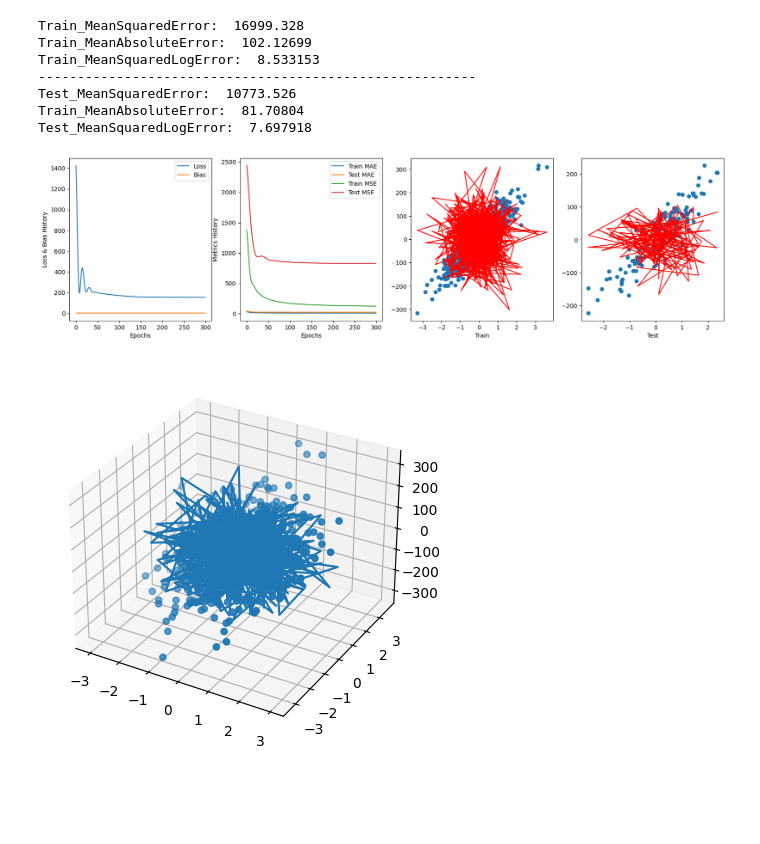
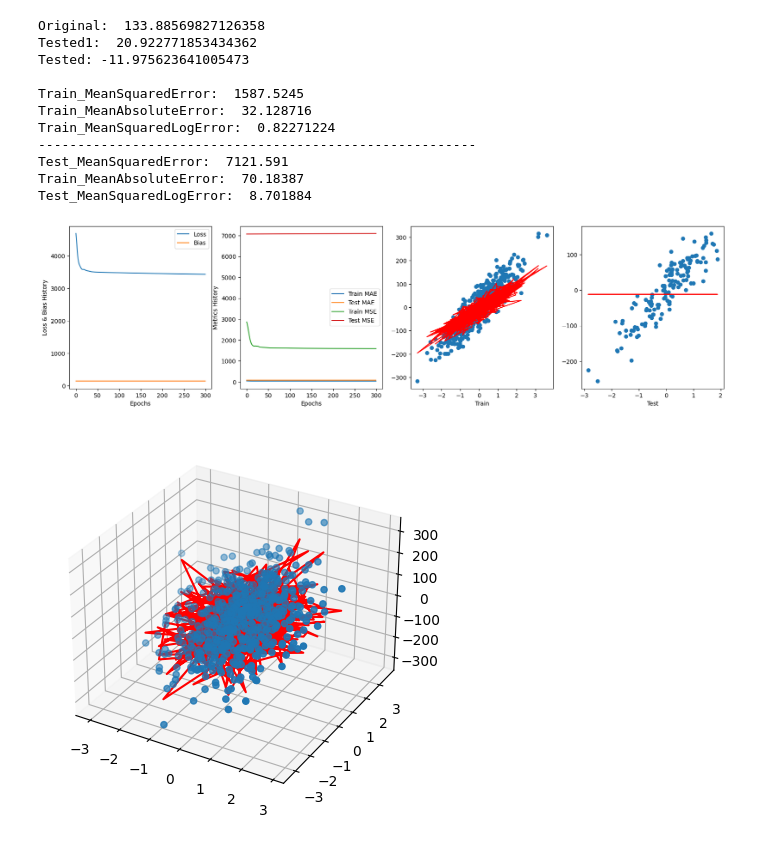
Before and after one commit to cecinuga/MarketAI, a Jupyter notebook: Models/OrderAiTensorflow.ipynb, the cells around one changed output. Saved outputs shown, nothing was run; the diff lists cells and outputs as text; code cells hidden in the pictures; blank space fills up the shorter version.

```diff
--- a/Models/OrderAiTensorflow.ipynb
+++ b/Models/OrderAiTensorflow.ipynb
@@ -8,7 +8,7 @@ from sklearn.datasets import fetch_california_housing, make_regression
 from sklearn.model_selection import train_test_split, KFold
 housing = fetch_california_housing()
 os.environ['TF_CPP_MIN_LOG_LEVEL'] = '3'
-k = 5
+k = 1
 epochs = 300
 lr = 0.01
 
@@ -118,8 +118,9 @@ class MLPLinearRegressor(tf.Module):
 
     @tf.function(reduce_retracing=True)
     def loss(self, y, predicted):
-        return tf.add(tf.losses.MSE(y, predicted), self.lasso())
+        return tf.add(tf.add(tf.losses.MSE(y, predicted), self.lasso()), self.ridge())
 
+    @tf.function(reduce_retracing=True)
     def reset_history_metrics(self):
         self.train_mse.reset_state()
         self.train_mae.reset_state()
@@ -150,24 +151,25 @@ class MLPLinearRegressor(tf.Module):
         compressed_weights = tf.reduce_mean(tf.subtract(tf.multiply(X, weights), self.bias), axis=1)
         return tf.reduce_mean(tf.add(tf.multiply(tf.transpose(X), compressed_weights), self.bias), axis=1)
 
+    @tf.function
     def predict_test(self, X_test):
-        self.predicted_test = tf.reduce_mean(tf.add(tf.multiply(X_test, self.compressed_weights), self.bias), axis=1)
+        return tf.reduce_mean(tf.add(tf.multiply(X_test, self.compressed_weights), self.bias), axis=1)
 
     def predict(self, x):
         return tf.reduce_mean(tf.add(tf.multiply(x, self.compressed_weights), self.bias))
 
+    @tf.function(reduce_retracing=True)
     def _backprop(self, X, XN, X_test, XN_test, y, y_test):
         self.weights = self._forward(XN)
 
         self.bias = self.layers[len(self.layers)-1].bias
         self.flatten_weights = tf.reduce_mean(self.weights, axis=0)
-        self.predicted = self._predict_train(tf.transpose(X), self.flatten_weights)
+        predicted = self._predict_train(tf.transpose(X), self.flatten_weights)
 
-        loss = tf.nn.scale_regularization_loss(self.loss(y, self.predicted))
+        loss = tf.nn.scale_regularization_loss(self.loss(y, predicted))
 
-        self.compressed_weights = tf.reduce_mean(tf.add(tf.multiply(tf.transpose(XN), tf.reduce_mean(self.weights, axis=0)), self.bias), axis=1)
-        self.predict_test(X_test)
-        return loss
+        compressed_weights = tf.reduce_mean(tf.add(tf.multiply(tf.transpose(XN), tf.reduce_mean(self.weights, axis=0)), self.bias), axis=1)
+        return loss, compressed_weights, predicted
 
     def run(self, X, X_test, XN, XN_test, y, y_test):
         self._backprop(X, XN, X_test, XN_test, y, y_test)
@@ -175,8 +177,9 @@ class MLPLinearRegressor(tf.Module):
 
         for e in range(self.epochs):
             with tf.GradientTape(watch_accessed_variables=True, persistent=True) as tape:
-                loss = self._backprop(X, XN, X_test, XN_test, y, y_test)
+                loss, self.compressed_weights, self.predicted = self._backprop(X, XN, X_test, XN_test, y, y_test)
 
+                self.predicted_test = self.predict_test(X_test)
                 self.calc_history(y, y_test, e, loss)
 
             grads = tape.gradient(loss, self.vars)
@@ -202,11 +205,9 @@ def run_model(data, model, X, XN, X_t, XN_t, y, y_t):
 
 
 X_train, X_test, XN_train, XN_test, y_train, y_test = run_model(dataset, model, X_train2, normalize_dataset(X_train2), X_test2, normalize_dataset(X_test2), y_train2, y_test2)
-
-
-print("\nOriginal: ", y_test2[0], "\nTrained: ", model.predict(X_test2[0]).numpy(), "\nTested:", model.predicted_test[0].numpy(), "\n")
-model.calc_metrics(y_train2, y_test2)
 # %%
+model.calc_metrics(y_train, y_test)
+print("\nOriginal: ", y_test[0].numpy(), "\nTested1: ", model.predict(X_test[0]).numpy(), "\nTested:", model.predicted_test[0].numpy(), "\n")
 print("Train_MeanSquaredError: ", model.train_mse.result().numpy())
 print("Train_MeanAbsoluteError: ", model.train_mae.result().numpy())
 print("Train_MeanSquaredLogError: ", model.train_accuracy.result().numpy())
@@ -224,39 +225,43 @@ ax[0].set_xlabel('Epochs')
 ax[0].legend()
 
 ax[1].plot([e for e in range(epochs)], model.mae_train_error_history, label="Train MAE")
 ax[1].plot([e for e in range(epochs)], model.mae_test_error_history, label="Test MAE")
 ax[1].plot([e for e in range(epochs)], model.mse_train_error_history, label="Train MSE")
 ax[1].plot([e for e in range(epochs)], model.mse_test_error_history, label="Test MSE")
 ax[1].set_ylabel('Metrics History')
 ax[1].set_xlabel('Epochs')
 ax[1].legend()
 
 ax[2].scatter(X_train[:, -1], y_train[:])
 ax[2].plot(X_train[:, -1], model.predicted[:], color='r')
 #ax[2].set_ylim([-200, 200])
 #ax[2].set_xlim(-3,3)
 ax[2].set_xlabel("Train")
 
 ax[3].scatter(X_test[:, -1], y_test[:])
 ax[3].plot(X_test[:, -1], model.predicted_test[:], color='r')
 #ax[3].set_ylim([-200, 200])
 #ax[3].set_xlim(-3,3)
 ax[3].set_xlabel("Test")
 
 fig3d = plt.figure()
 ax3d = fig3d.add_subplot(projection='3d')
 ax3d.scatter(X_train[:, 0], X_train[:, 1], y_train[:])
-ax3d.plot(X_train[:, 0], X_train[:, 1], model.predicted[:])
+ax3d.plot(X_train[:, 0], X_train[:, 1], model.predicted[:], color='r')
 
 
 plt.show()
 # %% [output]
-Train_MeanSquaredError:  16999.328
-Train_MeanAbsoluteError:  102.12699
-Train_MeanSquaredLogError:  8.533153
+Original:  133.88569827126358
+Tested1:  20.922771853434362
+Tested: -11.975623641005473
+
+Train_MeanSquaredError:  1587.5245
+Train_MeanAbsoluteError:  32.128716
+Train_MeanSquaredLogError:  0.82271224
 --------------------------------------------------------
-Test_MeanSquaredError:  10773.526
-Train_MeanAbsoluteError:  81.70804
-Test_MeanSquaredLogError:  7.697918
+Test_MeanSquaredError:  7121.591
+Train_MeanAbsoluteError:  70.18387
+Test_MeanSquaredLogError:  8.701884
-[figure, old version]
+[figure, new version]
-[figure, old version]
+[figure, new version]
```
Also changed, not shown: 1 other file.
